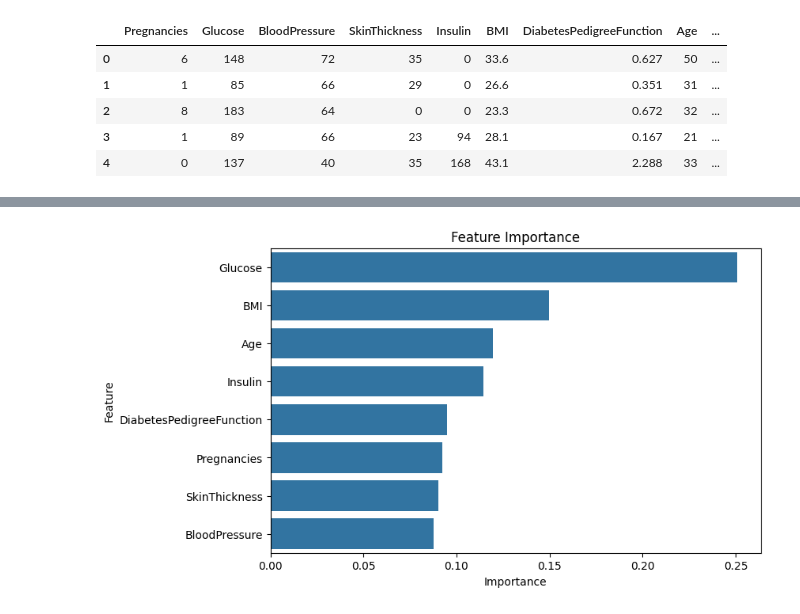
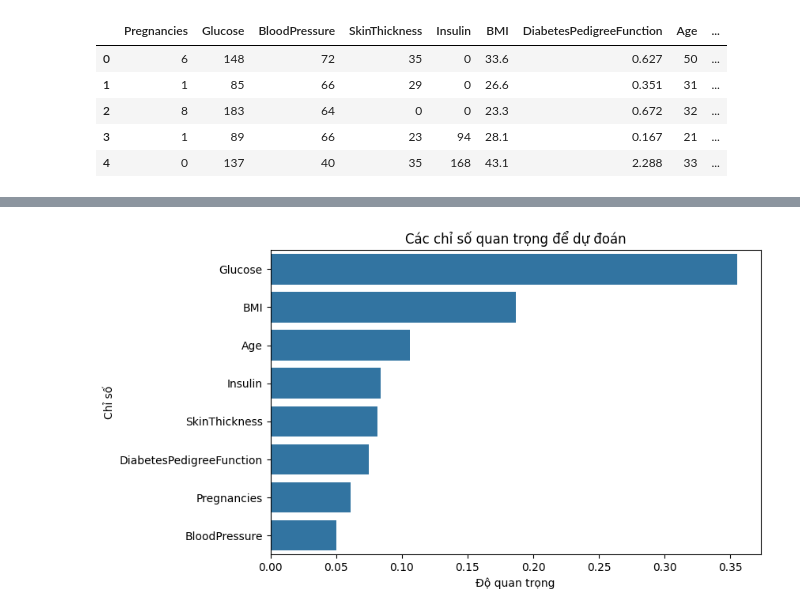
Before and after one commit to harry-md/building-model, a Jupyter notebook: train_diabetes_xgb.ipynb, the cells around one changed output, grey strips where cells are left out. Cells and saved outputs as stored; diff of their text form; code cells hidden in the pictures.

```diff
--- a/train_diabetes_xgb.ipynb
+++ b/train_diabetes_xgb.ipynb
@@ -49,13 +47,12 @@ Train size: (614, 8)  | Test size: (154, 8)
 # %%
-# ===========================
 # 4. Xây pipeline (Scaler + SMOTE + XGBoost)
-# ===========================
+
 pipeline = ImbPipeline(steps=[
     ('scaler', StandardScaler()),
     ('smote', SMOTE(random_state=42)),
     ('model', XGBClassifier(
         n_estimators=300,
-        learning_rate=0.05,
+        learning_rate=0.005,
         max_depth=4,
         subsample=0.8,
         colsample_bytree=0.8,
@@ -65,9 +62,8 @@ pipeline = ImbPipeline(steps=[
     ))
 ])
 # %%
-# ===========================
-# 5. Stratified K-Fold Cross-validation
-# ===========================
+# 5. Stratified K-Fold Cross Validation
+
 kfold = StratifiedKFold(n_splits=5, shuffle=True, random_state=42)
 
 recalls, precisions, f1s = [], [], []
@@ -83,10 +79,7 @@ for fold, (train_idx, val_idx) in enumerate(kfold.split(X_train, y_train), 1):
     precisions.append(precision_score(y_val, y_pred))
     f1s.append(f1_score(y_val, y_pred))
 
-    print(f"Fold {fold}: Recall={recall_score(y_val, y_pred):.3f}, "
-          f"Precision={precision_score(y_val, y_pred):.3f}, "
-          f"F1={f1_score(y_val, y_pred):.3f}")
+    print(f"Fold {fold}: Recall = {recall_score(y_val, y_pred):.3f}, Precision = {precision_score(y_val, y_pred):.3f}, F1 = {f1_score(y_val, y_pred):.3f}")
 
-print("\n--- Trung bình ---")
-print(f"Recall={np.mean(recalls):.3f}, Precision={np.mean(precisions):.3f}, F1={np.mean(f1s):.3f}")
+print(f"\nRecall trung bình = {np.mean(recalls):.3f}, Precision trung bình = {np.mean(precisions):.3f}, F1 = {np.mean(f1s):.3f}")
 # %% [output]
@@ -158,17 +144,15 @@ ROC-AUC: 0.819
 # %%
-# ===========================
-# 8. Feature Importance
-# ===========================
+# 9. Feature Importance
 final_model = pipeline.named_steps['model']
 
 importance = pd.DataFrame({
-    'Feature': X.columns,
-    'Importance': final_model.feature_importances_
-}).sort_values(by='Importance', ascending=False)
+    'Chỉ số': X.columns,
+    'Độ quan trọng': final_model.feature_importances_
+}).sort_values(by='Độ quan trọng', ascending=False)
 
 plt.figure(figsize=(8,5))
-sns.barplot(x='Importance', y='Feature', data=importance)
-plt.title("Feature Importance")
+sns.barplot(x='Độ quan trọng', y='Chỉ số', data=importance)
+plt.title("Các chỉ số quan trọng để dự đoán")
 plt.show()
 # %% [output]
-[figure, old version]
+[figure, new version]
```
Also changed, not shown: parts of 7 cells of this notebook, 17 other files.
